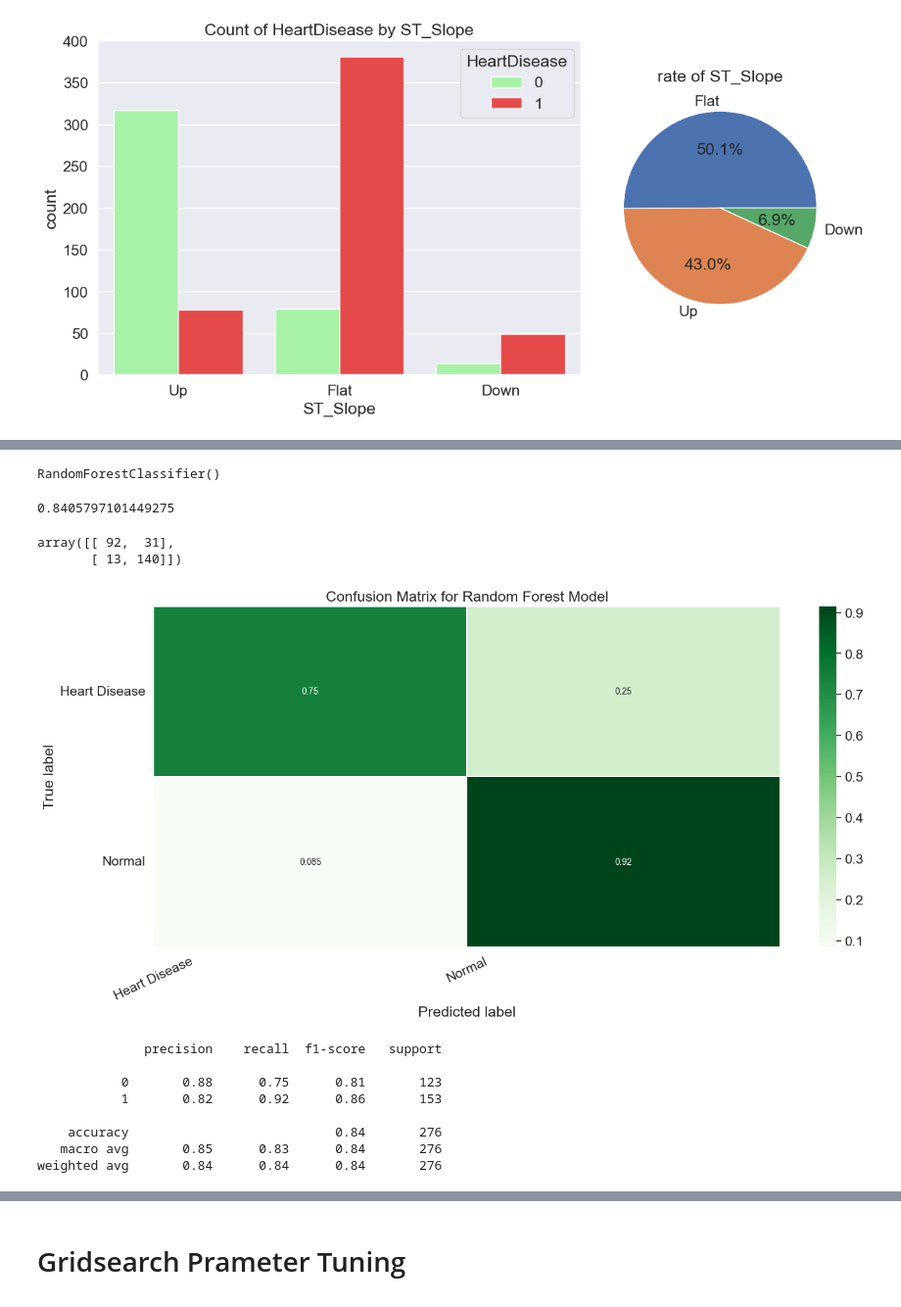
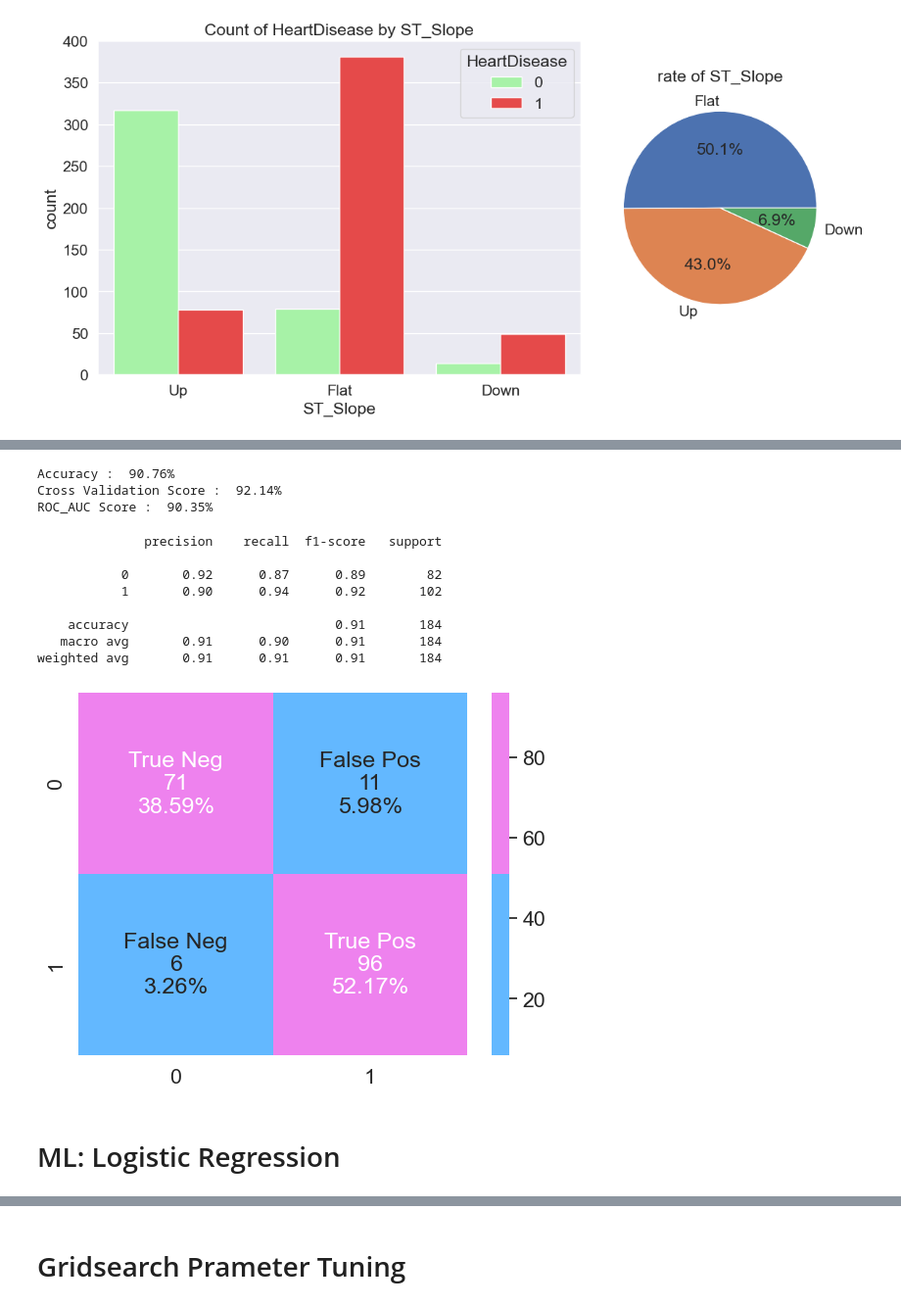
Before and after one commit to michatsoy/data_exploration, a Jupyter notebook: analysis.ipynb, the cells around one changed output, grey strips where cells are left out. Shown at 98% size. Saved outputs shown, nothing was run; the diff lists cells and outputs as text; code cells hidden in the pictures.

```diff
--- a/analysis.ipynb
+++ b/analysis.ipynb
@@ -305,0 +325,3 @@ plt.show()
+# %%
+# train/test split (80%/20%)
+features_train, features_test, target_train, target_test = train_test_split(features, target, test_size=0.2, random_state=42, stratify=target)
@@ -328,5 +354,7 @@ Name: count, dtype: int64
 # %%
 forest = RandomForestClassifier()
-forest.fit(features_train, target_train)
+model(forest)
 # %% [output]
-RandomForestClassifier()
+Accuracy :  90.76%
+Cross Validation Score :  92.14%
+ROC_AUC Score :  90.35%
@@ -335,43 +361,14 @@ target_pred_test = forest.predict(features_test)
-# %%
-accuracy_score(target_test, target_pred_test)
-# %% [output]
-0.8405797101449275
-# %%
-confusion_matrix(target_test, target_pred_test)
-# %% [output]
-array([[ 92,  31],
-       [ 13, 140]])
-# %%
-# Get and reshape confusion matrix data
-matrix = confusion_matrix(target_test, target_pred_test)
-matrix = matrix.astype('float') / matrix.sum(axis=1)[:, np.newaxis]
-
-# Build the plot
-plt.figure(figsize=(16,7))
-sns.set(font_scale=1.4)
-sns.heatmap(matrix, annot=True, annot_kws={'size':10},
-            cmap=plt.cm.Greens, linewidths=0.2)
-
-# Add labels to the plot
-class_names = ['Heart Disease', 'Normal']
-tick_marks = np.arange(len(class_names))
-tick_marks2 = tick_marks + 0.5
-plt.xticks(tick_marks, class_names, rotation=25)
-plt.yticks(tick_marks2, class_names, rotation=0)
-plt.xlabel('Predicted label')
-plt.ylabel('True label')
-plt.title('Confusion Matrix for Random Forest Model')
-plt.show()
-# %% [output]
-[figure, removed]
-# %%
-print(classification_report(target_test, target_pred_test))
-# %% [output]
-              precision    recall  f1-score   support
-
-           0       0.88      0.75      0.81       123
-           1       0.82      0.92      0.86       153
-
-    accuracy                           0.84       276
-   macro avg       0.85      0.83      0.84       276
-weighted avg       0.84      0.84      0.84       276
+# %%
+model_evaluation(forest)
+# %% [output]
+              precision    recall  f1-score   support
+
+           0       0.92      0.87      0.89        82
+           1       0.90      0.94      0.92       102
+
+    accuracy                           0.91       184
+   macro avg       0.91      0.90      0.91       184
+weighted avg       0.91      0.91      0.91       184
+[figure, added]
+# %% [markdown]
+# ML: Logistic Regression
```
Also changed, not shown: parts of 23 cells of this notebook.
